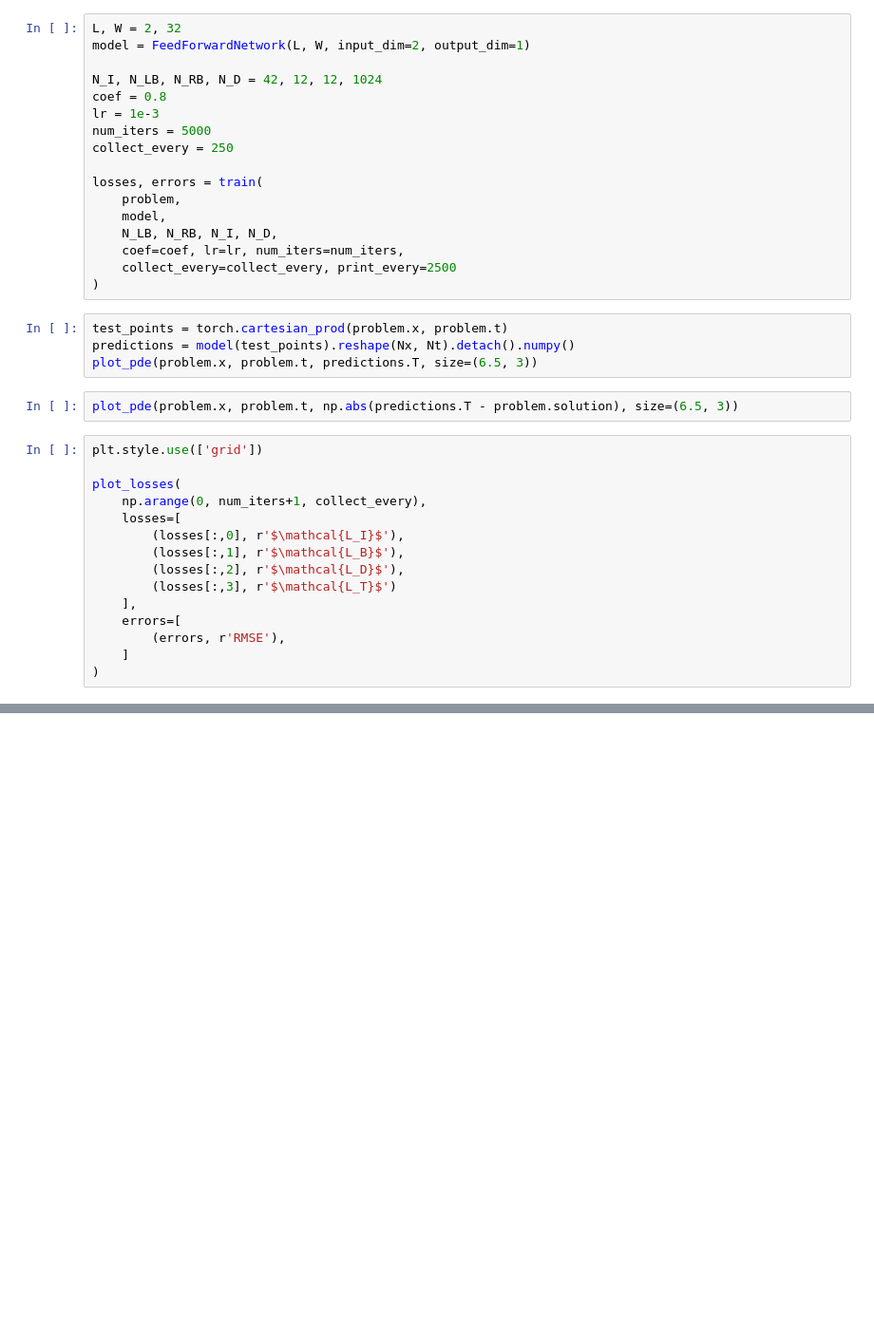
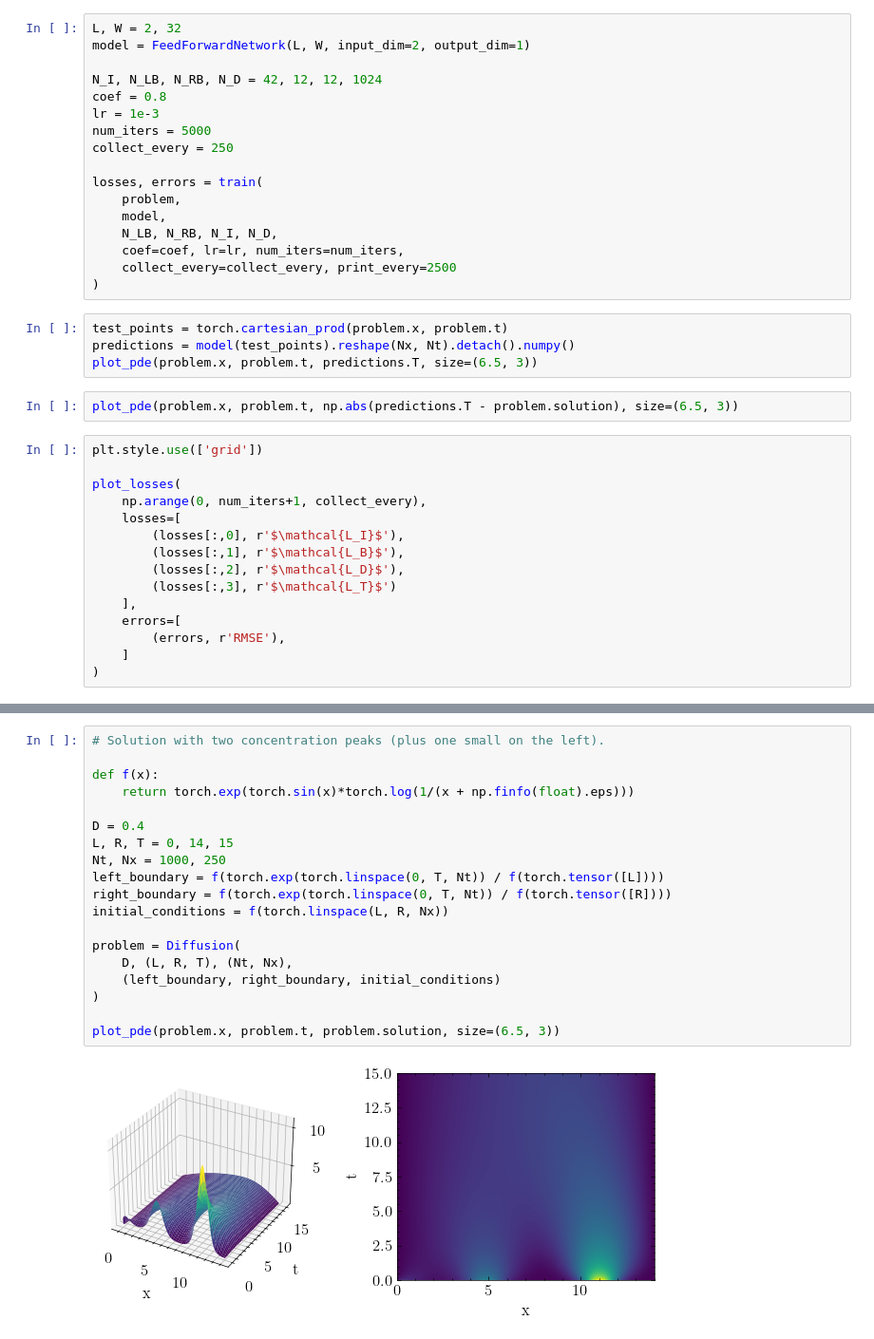
Before and after one commit to DaniilLaptev/pinns, a Jupyter notebook: code/diffusion.ipynb, the cells around one changed output, grey strips where cells are left out. Shown at 95% size. Cells and saved outputs as stored; diff of their text form; blank space fills up the shorter version.

```diff
--- a/code/diffusion.ipynb
+++ b/code/diffusion.ipynb
@@ -118,0 +157,21 @@ plot_losses(
+# %%
+# Solution with two concentration peaks (plus one small on the left).
+
+def f(x):
+    return torch.exp(torch.sin(x)*torch.log(1/(x + np.finfo(float).eps)))
+
+D = 0.4
+L, R, T = 0, 14, 15
+Nt, Nx = 1000, 250
+left_boundary = f(torch.exp(torch.linspace(0, T, Nt)) / f(torch.tensor([L])))
+right_boundary = f(torch.exp(torch.linspace(0, T, Nt)) / f(torch.tensor([R])))
+initial_conditions = f(torch.linspace(L, R, Nx))
+
+problem = Diffusion(
+    D, (L, R, T), (Nt, Nx),
+    (left_boundary, right_boundary, initial_conditions)
+)
+
+plot_pde(problem.x, problem.t, problem.solution, size=(6.5, 3))
+# %% [output]
+[figure, added]
```
Also changed, not shown: parts of 4 cells of this notebook, 5 other files.
